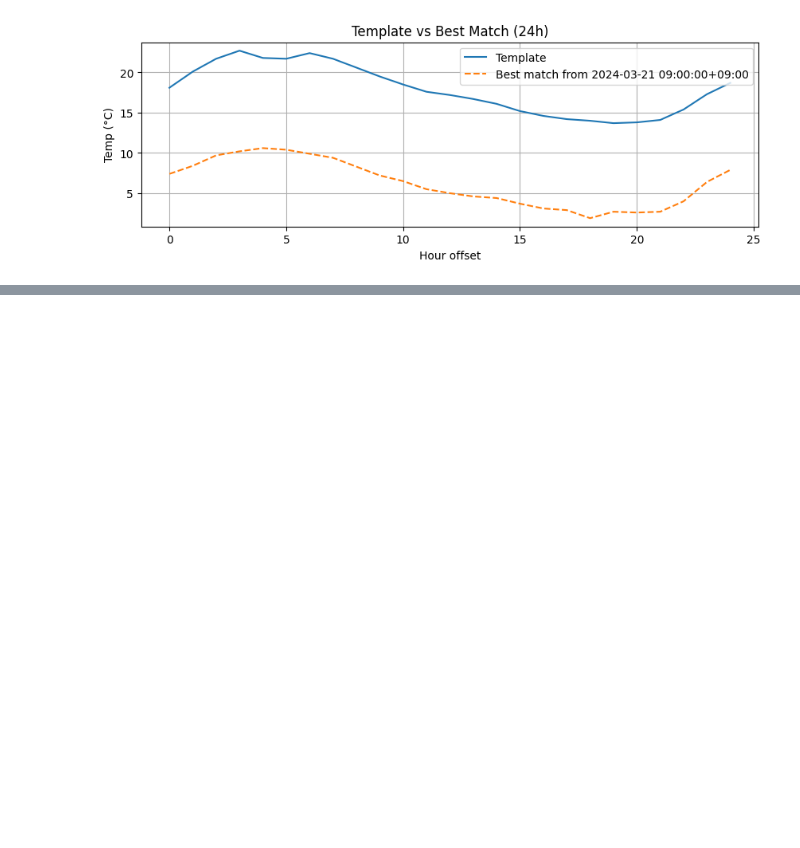
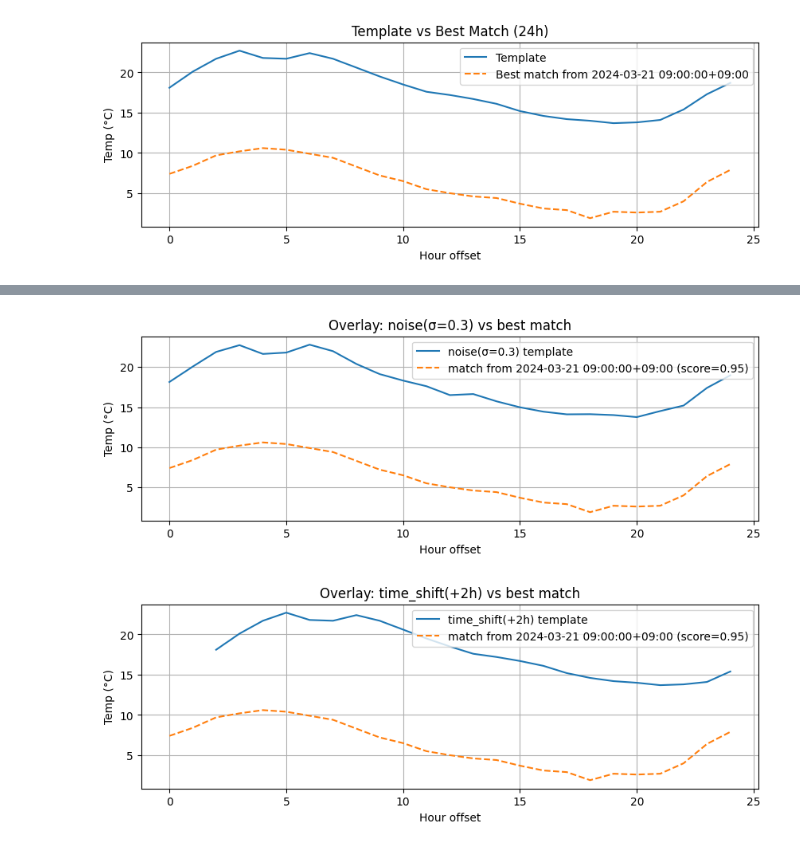
Before and after one commit to infamousperi/GBSV_MC, a Jupyter notebook: MC1/Correlation.ipynb, the cells around one changed output, grey strips where cells are left out. Saved outputs shown, nothing was run; the diff lists cells and outputs as text; code cells hidden in the pictures; blank space fills up the shorter version.

```diff
--- a/MC1/Correlation.ipynb
+++ b/MC1/Correlation.ipynb
@@ -318,0 +388,16 @@ plt.show()
+# %%
+pick = ['noise(σ=0.3)', 'time_shift(+2h)']
+for key in pick:
+    score, when = best_ncc(variants[key], SEARCH)
+    if pd.isna(when):
+        continue
+    cand = df['temp'].loc[when:when+pd.Timedelta(hours=len(base)-1)].asfreq('1h')
+    ax = variants[key].reset_index(drop=True).plot(label=f'{key} template', figsize=(10,3))
+    cand.reset_index(drop=True).plot(ax=ax, style='--', label=f'match from {when} (score={score:.2f})')
+    ax.set_title(f"Overlay: {key} vs best match")
+    ax.set_xlabel("Hour offset"); ax.set_ylabel("Temp (°C)")
+    ax.legend()
+    plt.show()
+# %% [output]
+[figure, added]
+[figure, added]
```
Also changed, not shown: parts of 12 cells of this notebook.
